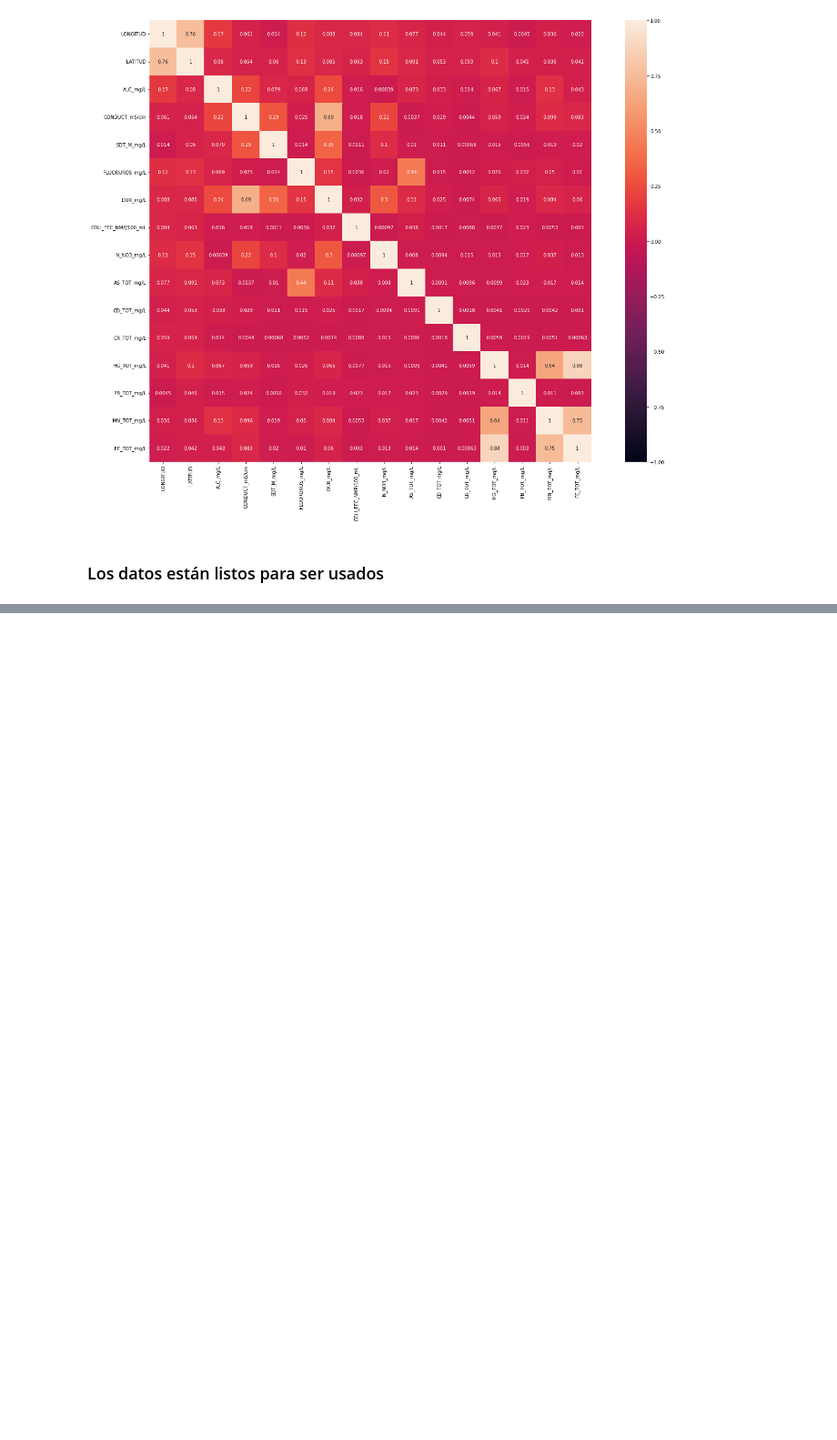
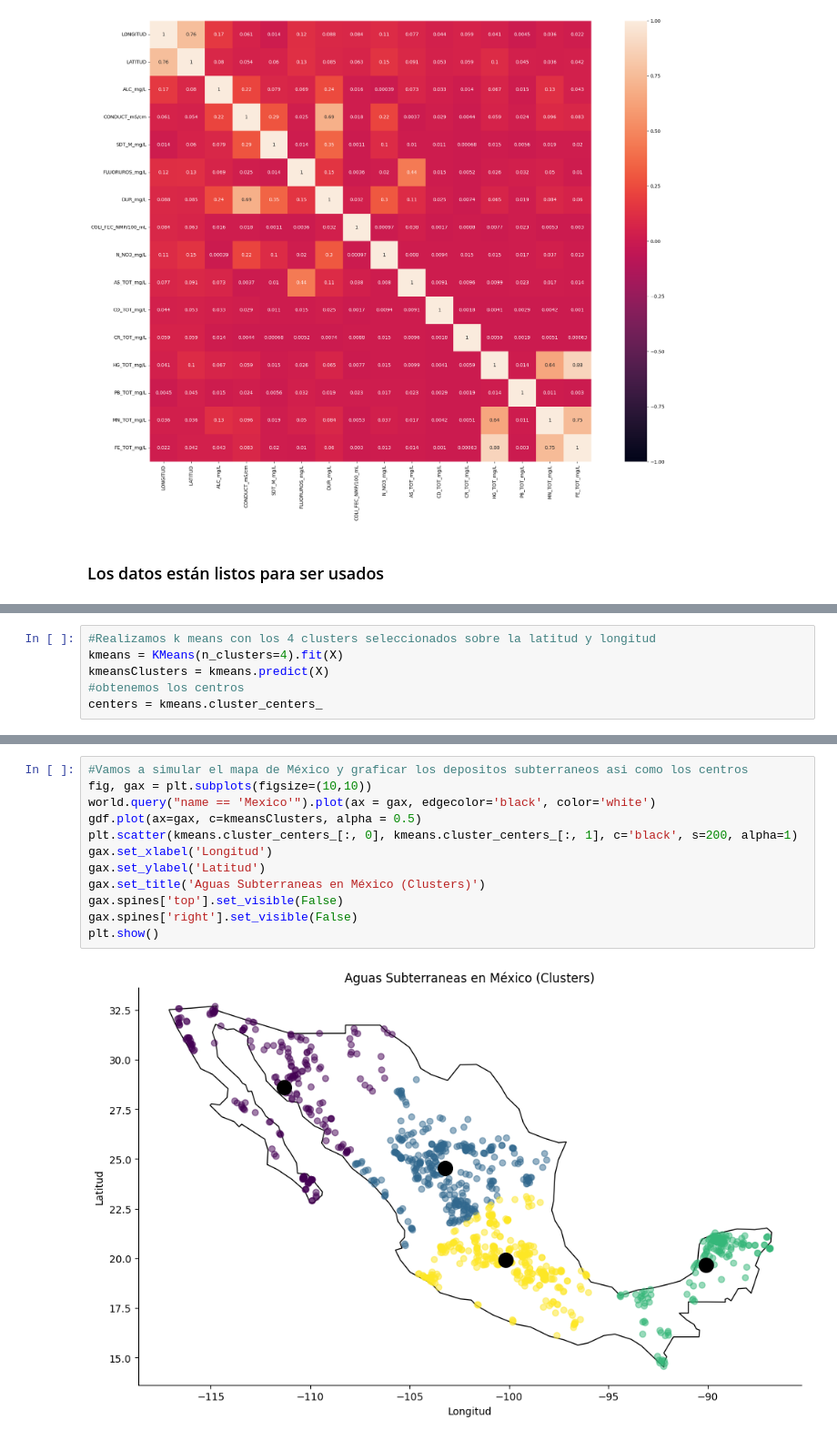
Before and after one commit to PosgradoMNA/actividades-del-projecto-equipo55-alex-edgar, a Jupyter notebook: Reto_CienciaAnalisisDatos_Equipo55.ipynb, the cells around one changed output, grey strips where cells are left out. Shown at 91% size. Cells and saved outputs as stored; diff of their text form; blank space fills up the shorter version.

```diff
--- a/Reto_CienciaAnalisisDatos_Equipo55.ipynb
+++ b/Reto_CienciaAnalisisDatos_Equipo55.ipynb
@@ -305,0 +507,6 @@ for (index, col) in enumerate(df_num.columns.values):
+# %%
+#Realizamos k means con los 4 clusters seleccionados sobre la latitud y longitud
+kmeans = KMeans(n_clusters=4).fit(X)
+kmeansClusters = kmeans.predict(X)
+#obtenemos los centros
+centers = kmeans.cluster_centers_
@@ -305,0 +524,14 @@ for (index, col) in enumerate(df_num.columns.values):
+# %%
+#Vamos a simular el mapa de México y graficar los depositos subterraneos asi como los centros
+fig, gax = plt.subplots(figsize=(10,10))
+world.query("name == 'Mexico'").plot(ax = gax, edgecolor='black', color='white')
+gdf.plot(ax=gax, c=kmeansClusters, alpha = 0.5)
+plt.scatter(kmeans.cluster_centers_[:, 0], kmeans.cluster_centers_[:, 1], c='black', s=200, alpha=1)
+gax.set_xlabel('Longitud')
+gax.set_ylabel('Latitud')
+gax.set_title('Aguas Subterraneas en México (Clusters)')
+gax.spines['top'].set_visible(False)
+gax.spines['right'].set_visible(False)
+plt.show()
+# %% [output]
+[figure, added]
```
Also changed, not shown: parts of 44 cells of this notebook, 1 other file.
